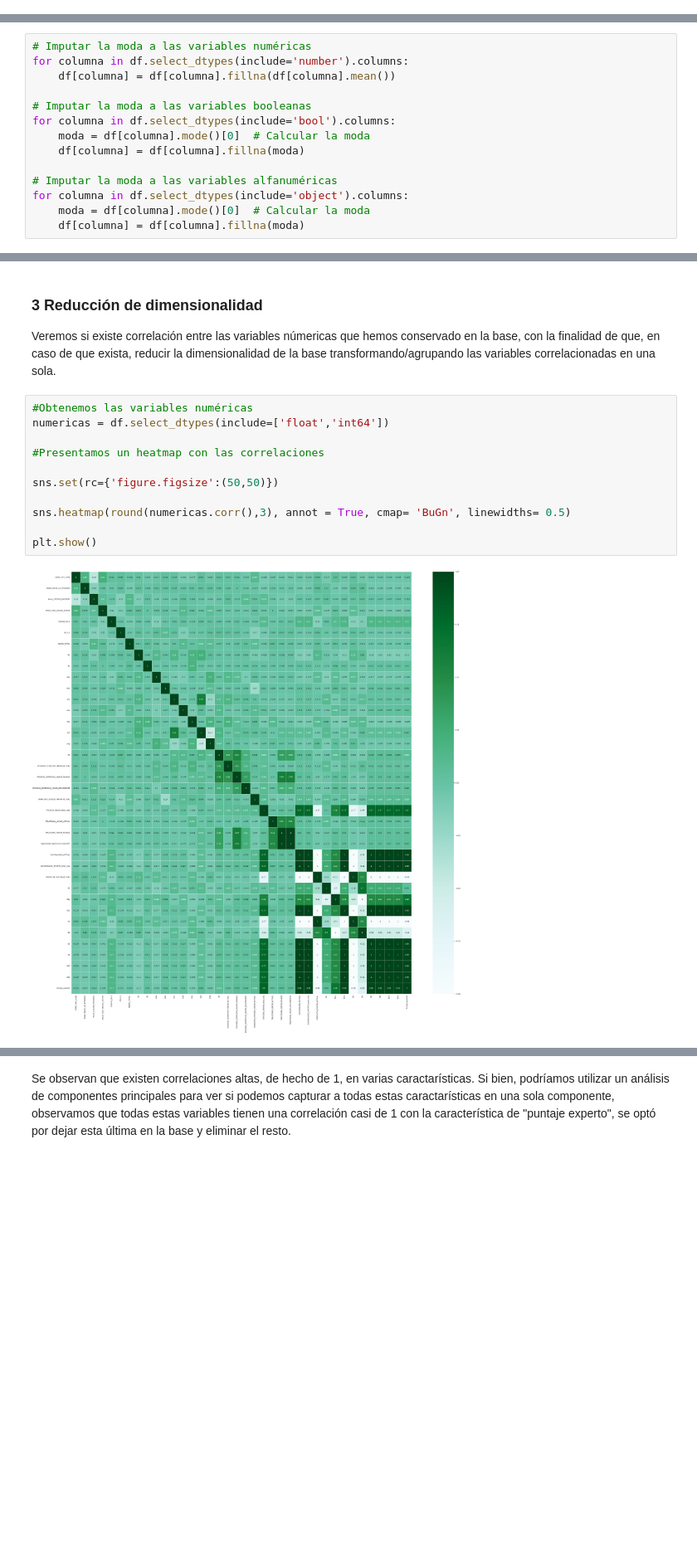
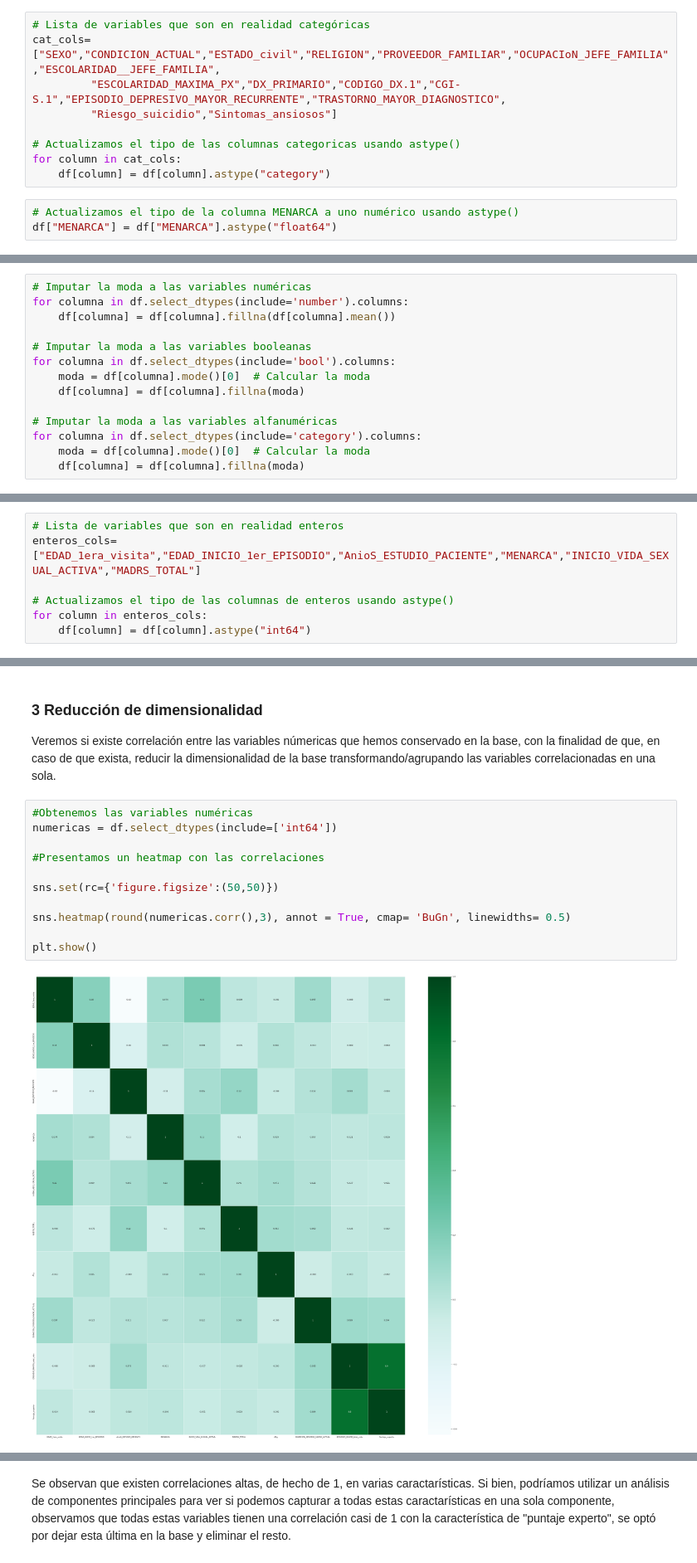
Before and after one commit to daniela-estevez/ProyectoIntegrador, a Jupyter notebook: Avance2_13Equipo.ipynb, the cells around one changed output, grey strips where cells are left out. Shown: that part at 83% size. Cells and saved outputs as stored; diff of their text form; blank space fills up the shorter version.

```diff
--- a/Avance2_13Equipo.ipynb
+++ b/Avance2_13Equipo.ipynb
@@ -150,6 +153,18 @@ Numero de columnas binarias encontradas: 26
 # Actualizamos el tipo de las columnas binarias a booleano usando astype()
 for column in binary_columns:
     df[column] = df[column].astype(bool)
+# %%
+# Lista de variables que son en realidad categóricas
+cat_cols=["SEXO","CONDICION_ACTUAL","ESTADO_civil","RELIGION","PROVEEDOR_FAMILIAR","OCUPACIoN_JEFE_FAMILIA","ESCOLARIDAD__JEFE_FAMILIA",
+         "ESCOLARIDAD_MAXIMA_PX","DX_PRIMARIO","CODIGO_DX.1","CGI-S.1","EPISODIO_DEPRESIVO_MAYOR_RECURRENTE","TRASTORNO_MAYOR_DIAGNOSTICO",
+         "Riesgo_suicidio","Sintomas_ansiosos"]
+
+# Actualizamos el tipo de las columnas categoricas usando astype()
+for column in cat_cols:
+    df[column] = df[column].astype("category")
+# %%
+# Actualizamos el tipo de la columna MENARCA a uno numérico usando astype()
+df["MENARCA"] = df["MENARCA"].astype("float64")
 # %% [markdown]
 Verificamos que ahora nuestras variables tienen el tipo de dato correcto
 # %%
@@ -187,6 +204,6 @@ for columna in df.select_dtypes(include='bool').columns:
     df[columna] = df[columna].fillna(moda)
 
 # Imputar la moda a las variables alfanuméricas
-for columna in df.select_dtypes(include='object').columns:
+for columna in df.select_dtypes(include='category').columns:
     moda = df[columna].mode()[0]  # Calcular la moda
     df[columna] = df[columna].fillna(moda)
@@ -211,0 +210,7 @@ Index([], dtype='object')
+# %%
+# Lista de variables que son en realidad enteros
+enteros_cols=["EDAD_1era_visita","EDAD_INICIO_1er_EPISODIO","AnioS_ESTUDIO_PACIENTE","MENARCA","INICIO_VIDA_SEXUAL_ACTIVA","MADRS_TOTAL"]
+
+# Actualizamos el tipo de las columnas de enteros usando astype()
+for column in enteros_cols:
+    df[column] = df[column].astype("int64")
@@ -215,14 +242,14 @@ Index([], dtype='object')
 Veremos si existe correlación entre las variables númericas que hemos conservado en la base, con la finalidad de que, en caso de que exista, reducir la dimensionalidad de la base transformando/agrupando las variables correlacionadas en una sola.
 # %%
 #Obtenemos las variables numéricas
-numericas = df.select_dtypes(include=['float','int64'])
+numericas = df.select_dtypes(include=['int64'])
 
 #Presentamos un heatmap con las correlaciones
 
 sns.set(rc={'figure.figsize':(50,50)})
 
 sns.heatmap(round(numericas.corr(),3), annot = True, cmap= 'BuGn', linewidths= 0.5)
 
 plt.show()
 # %% [output]
-[figure, old version]
+[figure, new version]
```
Also changed, not shown: parts of 13 cells of this notebook.
